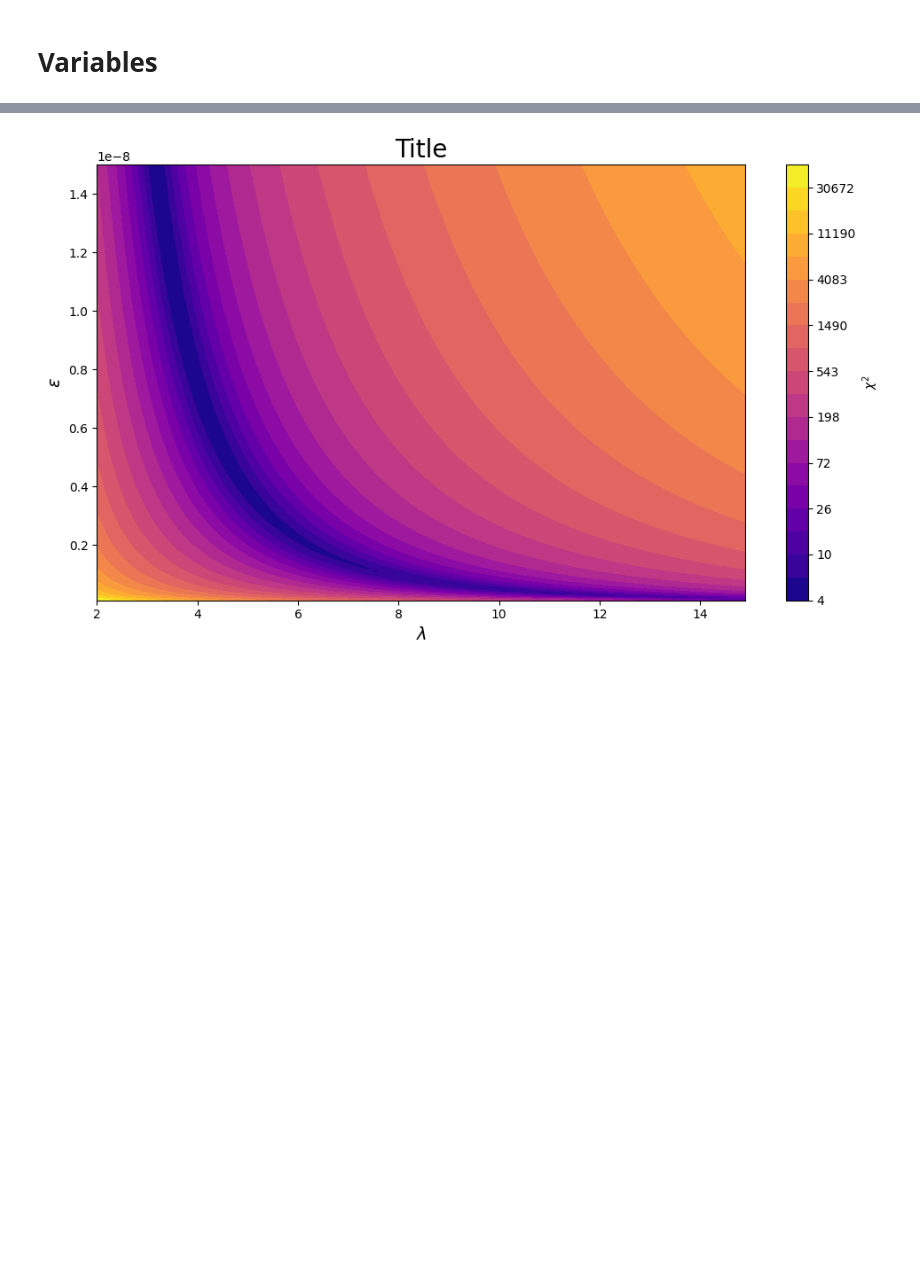
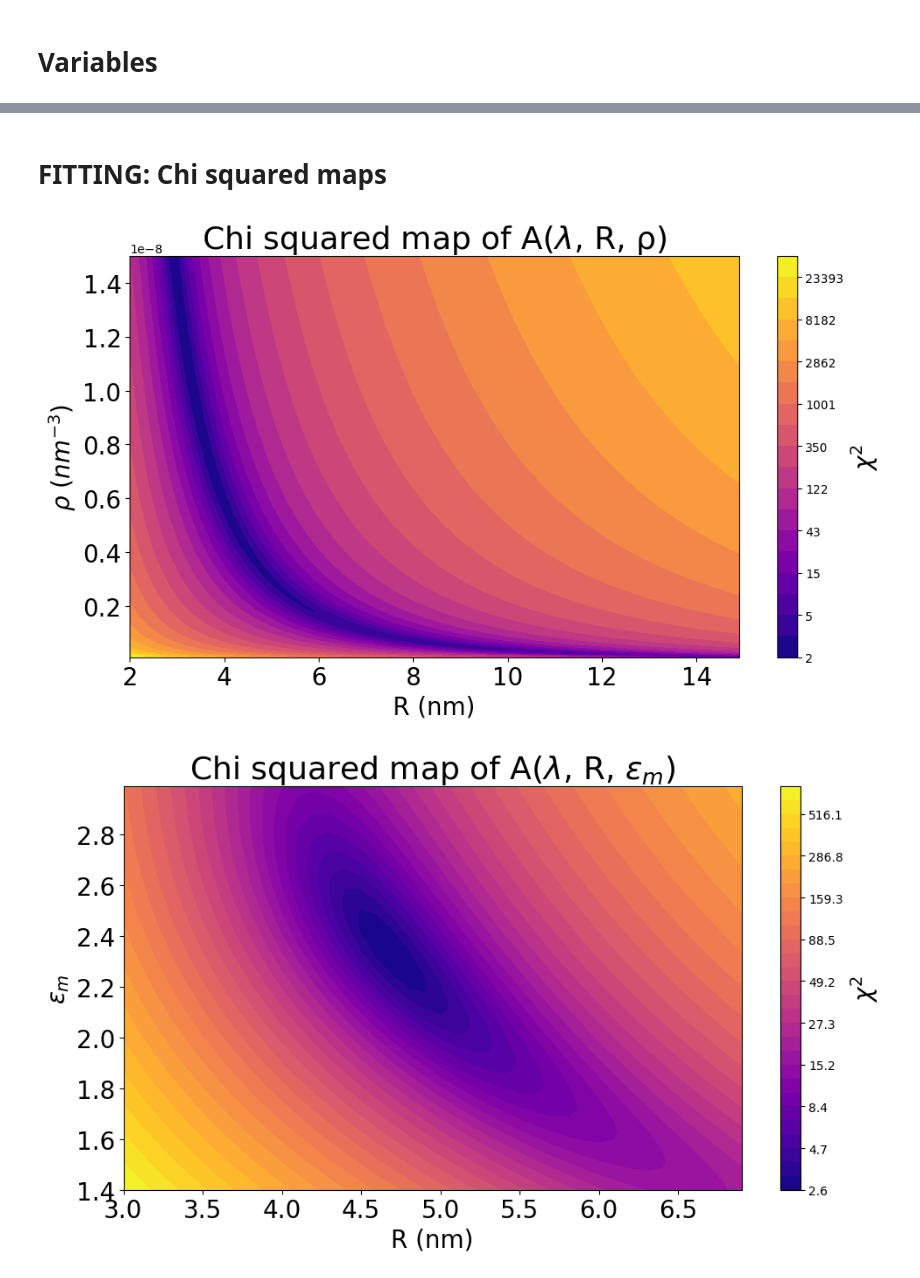
Before and after one commit to DuskrainG/Nanophysics-lab-activity, a Jupyter notebook: notebook_analisi.ipynb, the cells around one changed output, grey strips where cells are left out. Cells and saved outputs as stored; diff of their text form; code cells hidden in the pictures; blank space fills up the shorter version.

```diff
--- a/notebook_analisi.ipynb
+++ b/notebook_analisi.ipynb
@@ -62,6 +73,12 @@ def epsilon2(l, R):
 def Absorbance(l, R, epsilonm, rho): # rho = [nm**(-3)]
     return np.log10(np.e)*9*z*omega(l)/c*epsilonm**(3/2)*4/3*np.pi*R**3*rho*epsilon2(l, R)/((epsilon1(l, R)+2*epsilonm)**2+(epsilon2(l, R))**2)
 
+def Absorbance_f(l, R, epsilonm, f):
+    return np.log10(np.e)*9*z*omega(l)/c*epsilonm**(3/2)*f*epsilon2(l, R)/((epsilon1(l, R)+2*epsilonm)**2+(epsilon2(l, R))**2)
+
+def Absorbance_epsilonmfix(l, R, rho):
+    return Absorbance(l, R, epsilonm_guess, rho)
+
 def Absorbance_JC(l, epsilonm, f):
     l=l.astype(int)-200
     return np.log10(np.e)*9*z*omega(l)/c*epsilonm**(3/2)*f*epsilon2_bulk[l]/((epsilon1_bulk[l]+2*epsilonm)**2+(epsilon2_bulk[l])**2)
@@ -72,6 +89,9 @@ def Chi(observed, expected):
 def Chi_R_rho(R, rho):
     return Chi(absorbance_r, Absorbance(l_r, R, epsilonm_guess, rho))
 
+def Chi_R_epsilonm(R, epsilonm): # only accounts for the chi squared in the selected fit range
+    return Chi(absorbance_r, Absorbance(l_r, R, epsilonm, rho_fit))
+
 def multiwrite(outfile, string):
     outfile.write(string + "\n")
     print(string)
@@ -126,20 +218,49 @@ Chi-squared = 2.1501406366952858
+# %% [markdown]
+# FITTING: Chi squared maps
 # %%
-R_domain = np.arange(2, 15, 0.1)
+R_domain_1 = np.arange(2, 15, 0.1)
 rho_domain = np.arange(1*10**-10, 15*10**-9, 10**-10)
+epsilonm_domain = np.arange(1.4, 3, 0.01)
+R_domain_2 = np.arange(3, 7, 0.1)
 
-Chi_R_rho_values = np.zeros((len(R_domain), len(rho_domain)))
-
-for i in range(R_domain.shape[0]):
-    for j in range(rho_domain.shape[0]):
-        Chi_R_rho_values[i, j] = Chi_R_rho(R_domain[i], rho_domain[j])
+Chi_R_rho_values = np.zeros((len(R_domain_1), len(rho_domain)))
+for i in range(len(R_domain_1)):
+    for j in range(len(rho_domain)):
+        Chi_R_rho_values[i, j] = Chi_R_rho(R_domain_1[i], rho_domain[j])
 
 plt.figure(figsize=(10, 6), dpi=100)
 contour_plot = plt.contourf(R_domain, rho_domain, Chi_R_rho_values.transpose(),
                             np.logspace(np.log10(Chi_R_rho_values.min()), np.log10(Chi_R_rho_values.max()), 20), locator=ticker.LogLocator(), cmap="plasma")
-plt.colorbar(label=r"$\chi^2$")
-plt.title("Title", fontsize=20)
-plt.xlabel(r"$\lambda$", fontdict={"fontsize": 14})
-plt.ylabel(r"$\epsilon$", fontdict={"fontsize": 14})
+plt.colorbar().set_label(label=r"$\chi^2$",size=20)
+#plt.colorbar().ax.tick_params(labelsize=20) #lol perchè ne crea una nuova con la dimensione giusta invece che cambiarla a quella vecchia
+plt.title("Chi squared map of A($\lambda$, R, ρ)", fontsize=26)
+plt.xlabel("R (nm)", fontdict={"fontsize": 20})
+plt.xticks(fontsize=20)
+plt.ylabel(r"$\rho \ (nm^{-3})$", fontdict={"fontsize": 20})
+plt.yticks(fontsize=20)
+#plt.yaxis.get_offset_text.set_fontsize(20) #triste tentativo di ingrandire l'esponente sull'asse y
 plt.tight_layout()
+
+
+Chi_R_epsilonm_values = np.zeros((len(R_domain_2), len(epsilonm_domain)))
+for i in range(len(R_domain_2)):
+    for j in range(len(epsilonm_domain)):
+        Chi_R_epsilonm_values[i, j] = Chi_R_epsilonm(R_domain_2[i], epsilonm_domain[j])
+
+plt.figure(figsize=(10, 6), dpi=100)
+contour_plot = plt.contourf(R_domain_2, epsilonm_domain, Chi_R_epsilonm_values.transpose(),
+                            np.logspace(np.log10(Chi_R_epsilonm_values.min()), np.log10(Chi_R_epsilonm_values.max()), 30),
+                            locator=ticker.LogLocator(), cmap="plasma")
+plt.colorbar().set_label(label=r"$\chi^2$",size=20)
+#plt.colorbar().ax.tick_params(labelsize=20) #lol perchè ne crea una nuova con la dimensione giusta invece che cambiarla a quella vecchia
+plt.title("Chi squared map of A($\lambda$, R, $\epsilon_m$)", fontsize=26)
+plt.xlabel("R (nm)", fontdict={"fontsize": 20})
+plt.xticks(fontsize=20)
+plt.ylabel(r"$\epsilon_m$", fontdict={"fontsize": 20})
+plt.yticks(fontsize=20)
+plt.tight_layout()
+
+#non so bene la differenza fra le due, il titolo è da correggere così diventa chiaro
 # %% [output]
-[figure, old version]
+[figure, new version]
+[figure, added]
```
Also changed, not shown: parts of 17 cells of this notebook, 1 other file.
